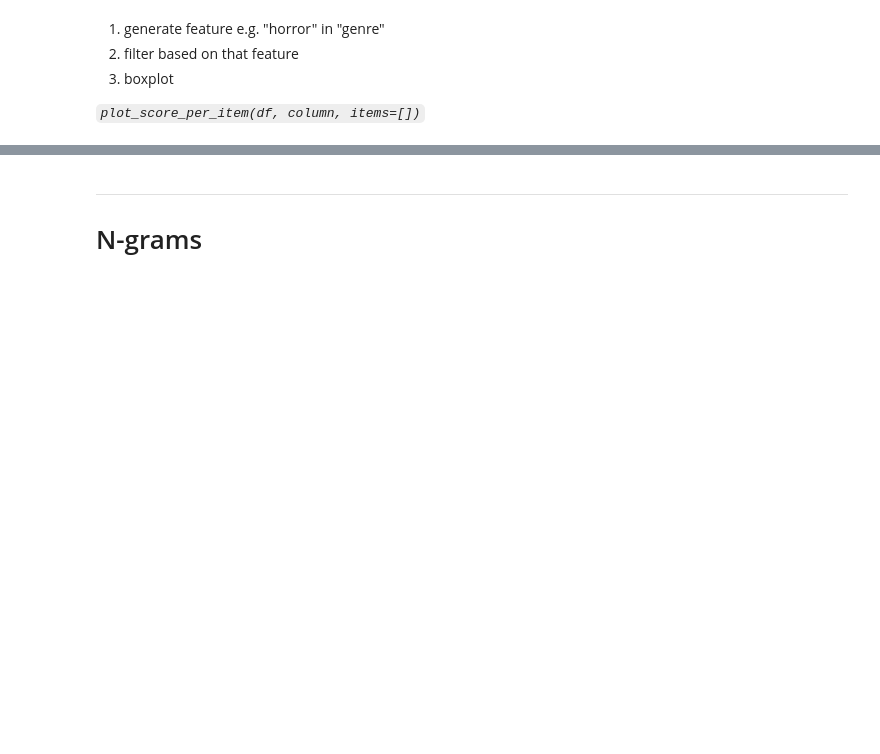
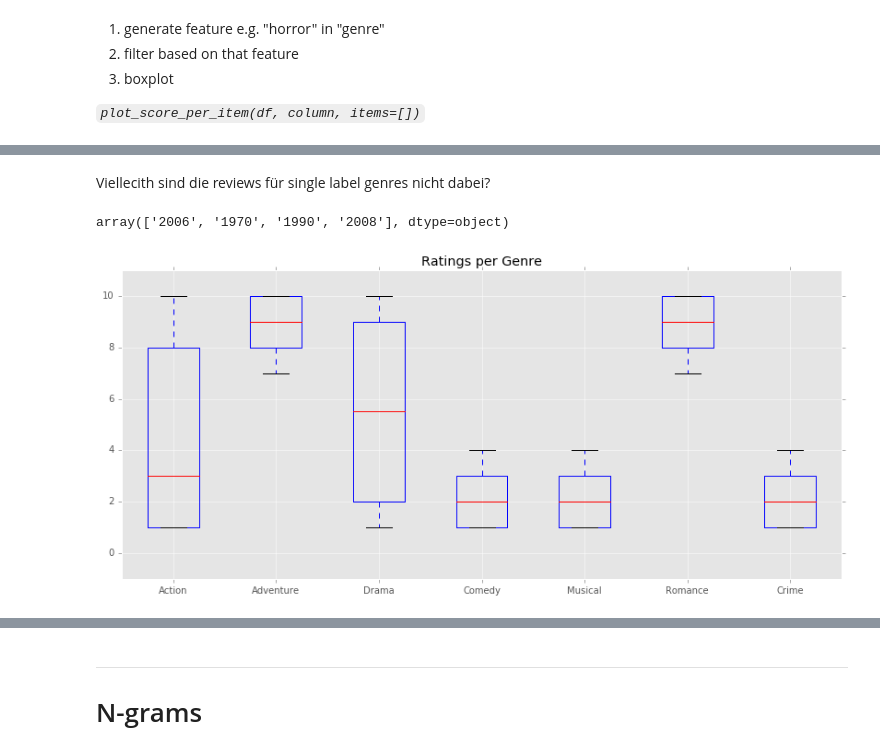
Before and after one commit to JoshuaGoerner/AppleSilverLords, a Jupyter notebook: notebooks/This is where the magic happens.ipynb, the cells around one changed output, grey strips where cells are left out. Cells and saved outputs as stored; diff of their text form; code cells hidden in the pictures; blank space fills up the shorter version.

```diff
--- a/notebooks/This is where the magic happens.ipynb
+++ b/notebooks/This is where the magic happens.ipynb
@@ -277,0 +278,2 @@ plot_score_per_items(df_imdb)
+# %% [markdown]
+Viellecith sind die reviews für single label genres nicht dabei?
@@ -277,0 +282,13 @@ plot_score_per_items(df_imdb)
+# %%
+df_imdb_merged_raw["year"].unique()
+# %% [output]
+array(['2006', '1970', '1990', '2008'], dtype=object)
+# %%
+unique_items = [
+    "Action",
+    "Adventure",
+    "Drama",
+    "Comedy",
+    "Musical",
+    "Romance",
+    "Crime"]
@@ -277,0 +297,4 @@ plot_score_per_items(df_imdb)
+# %%
+_ = plot_score_per_items(df_imdb_merged_raw, column="genre", items=unique_items)
+# %% [output]
+[figure, added]
```
Also changed, not shown: parts of 12 cells of this notebook, 1 other file.
